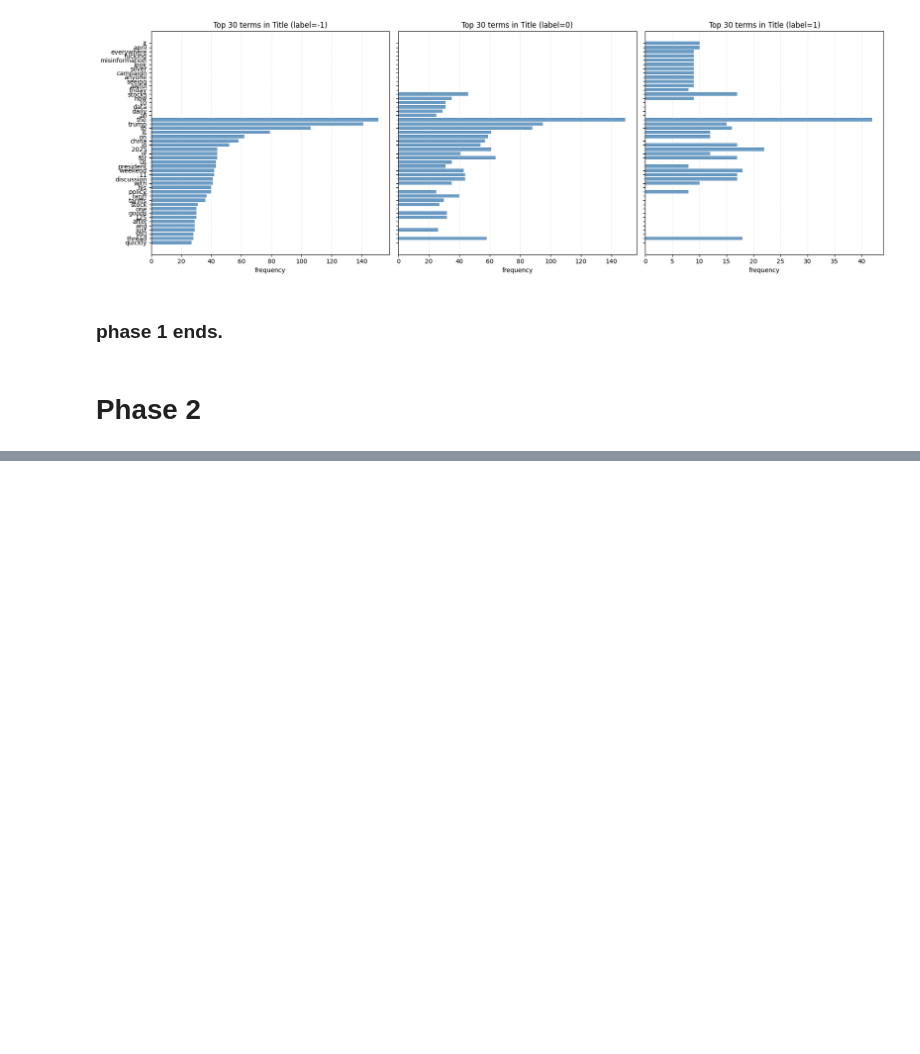
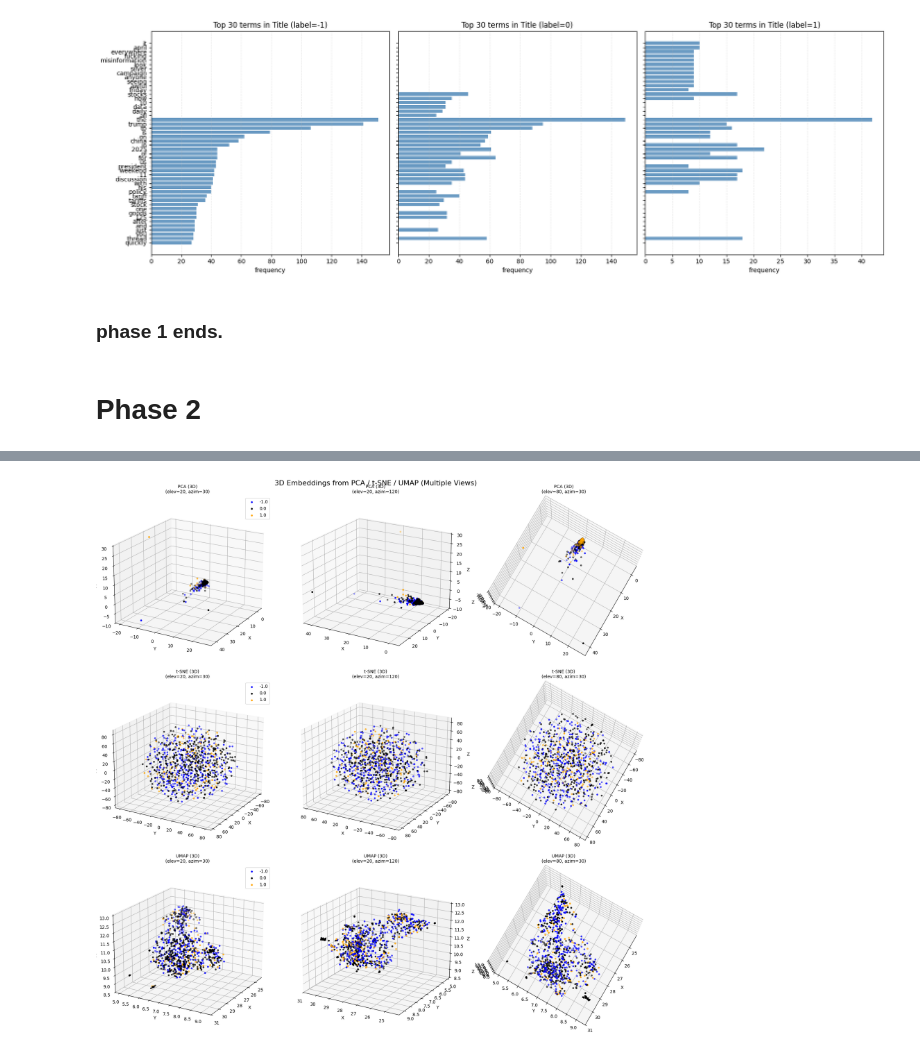
Before and after one commit to yuhuimee/DM2025-Lab1-Exercise, a Jupyter notebook: DM2025-Lab1-Homework.ipynb, the cells around one changed output, grey strips where cells are left out. Drawn from its saved outputs; the diff is of its cells as text; code cells hidden in the pictures; blank space fills up the shorter version.

```diff
--- a/DM2025-Lab1-Homework.ipynb
+++ b/DM2025-Lab1-Homework.ipynb
@@ -611,0 +936,10 @@ df_selected.head()
+# %%
+minSup=3
+obj1 = alg.FPGrowth(iFile='td_freq_db_1_0.csv', minSup=minSup)
+obj1.mine()
+frequentPatternsDF_1 = obj1.getPatternsAsDataFrame()
+print('Total No of patterns: ' + str(len(frequentPatternsDF_1))) #print the total number of patterns
+print('Runtime: ' + str(obj1.getRuntime())) #measure the runtime
+
+obj1.save('freq_patterns_label_1_minSup3.txt') #save the patterns
+frequentPatternsDF_1
@@ -611,0 +963,10 @@ df_selected.head()
+# %%
+minSup=3
+obj1 = alg.FPGrowth(iFile='td_freq_db_1_0.csv', minSup=minSup)
+obj1.mine()
+frequentPatternsDF_0 = obj1.getPatternsAsDataFrame()
+print('Total No of patterns: ' + str(len(frequentPatternsDF_0))) #print the total number of patterns
+print('Runtime: ' + str(obj1.getRuntime())) #measure the runtime
+
+obj1.save('freq_patterns_label_0_minSup3.txt') #save the patterns
+frequentPatternsDF_0
@@ -611,0 +1141,72 @@ df_selected.head()
+# %%
+from mpl_toolkits.mplot3d import Axes3D
+
+# =========== 1. 降到 3 維 ============ #
+X_pca_3d  = PCA(n_components=3).fit_transform(augmented_df.values)
+X_tsne_3d = TSNE(n_components=3, random_state=0).fit_transform(augmented_df.values)
+X_umap_3d = umap.UMAP(n_components=3, random_state=0).fit_transform(augmented_df.values)
+
+# 類別顏色
+col = ['blue', 'black', 'orange']
+categories = df_text['label'].unique()
+
+
+# ============= 2.定義一個畫 3D scatter 的小函式 ==================#
+def scatter_3d(ax, X_reduced, title, elev, azim):
+    for c, category in zip(col, categories):
+        mask = (df_text['label'] == category)
+
+        xs = X_reduced[mask, 0]
+        ys = X_reduced[mask, 1]
+        zs = X_reduced[mask, 2]
+
+        ax.scatter(xs, ys, zs, c=c, marker='o', label=category, s=10)
+
+    ax.set_title(f'{title}\n(elev={elev}, azim={azim})', fontsize=10)
+    ax.set_xlabel('X')
+    ax.set_ylabel('Y')
+    ax.set_zlabel('Z')
+    ax.grid(True)
+    ax.view_init(elev=elev, azim=azim)
+
+
+# ================ 3. 三個視角 ==================#
+angles = [
+    (20, 30),   # 角度1：斜前上
+    (20, 120),  # 角度2：側後方
+    (80, 30),   # 角度3：幾乎鳥瞰
+]
+
+
+# ================ 4. 建立 3x3 圖 ==================#
+fig = plt.figure(figsize=(18, 18))
+fig.suptitle('3D Embeddings from PCA / t-SNE / UMAP (Multiple Views)', fontsize=16)
+
+# row 0: PCA
+for i, (elev, azim) in enumerate(angles):
+    ax = fig.add_subplot(3, 3, i+1, projection='3d')
+    scatter_3d(ax, X_pca_3d, 'PCA (3D)', elev, azim)
+    if i == 0:
+        ax.legend(loc='upper right')
+
+# row 1: t-SNE
+for i, (elev, azim) in enumerate(angles):
+    ax = fig.add_subplot(3, 3, 3 + i+1, projection='3d')  # 3 + i+1 -> positions 4,5,6
+    scatter_3d(ax, X_tsne_3d, 't-SNE (3D)', elev, azim)
+    if i == 0:
+        ax.legend(loc='upper right')
+
+# row 2: UMAP
+for i, (elev, azim) in enumerate(angles):
+    ax = fig.add_subplot(3, 3, 6 + i+1, projection='3d')  # 6 + i+1 -> positions 7,8,9
+    scatter_3d(ax, X_umap_3d, 'UMAP (3D)', elev, azim)
+    if i == 0:
+        ax.legend(loc='upper right')
+
+# ↓ 調整上方邊界比例 (0~1 之間，越小代表往下壓)
+#plt.subplots_adjust(top=0.15)
+
+plt.tight_layout()
+plt.show()
+# %% [output]
+[figure, added]
```
Also changed, not shown: parts of 76 cells of this notebook, 4 other files.
